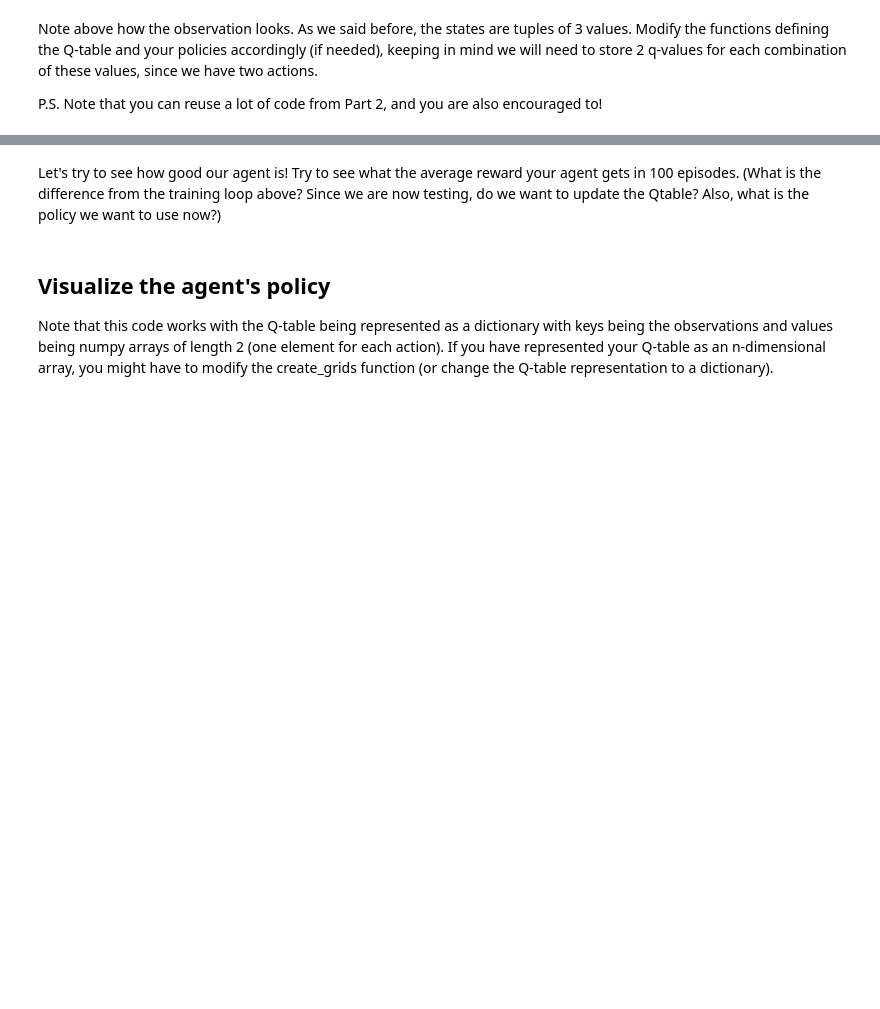
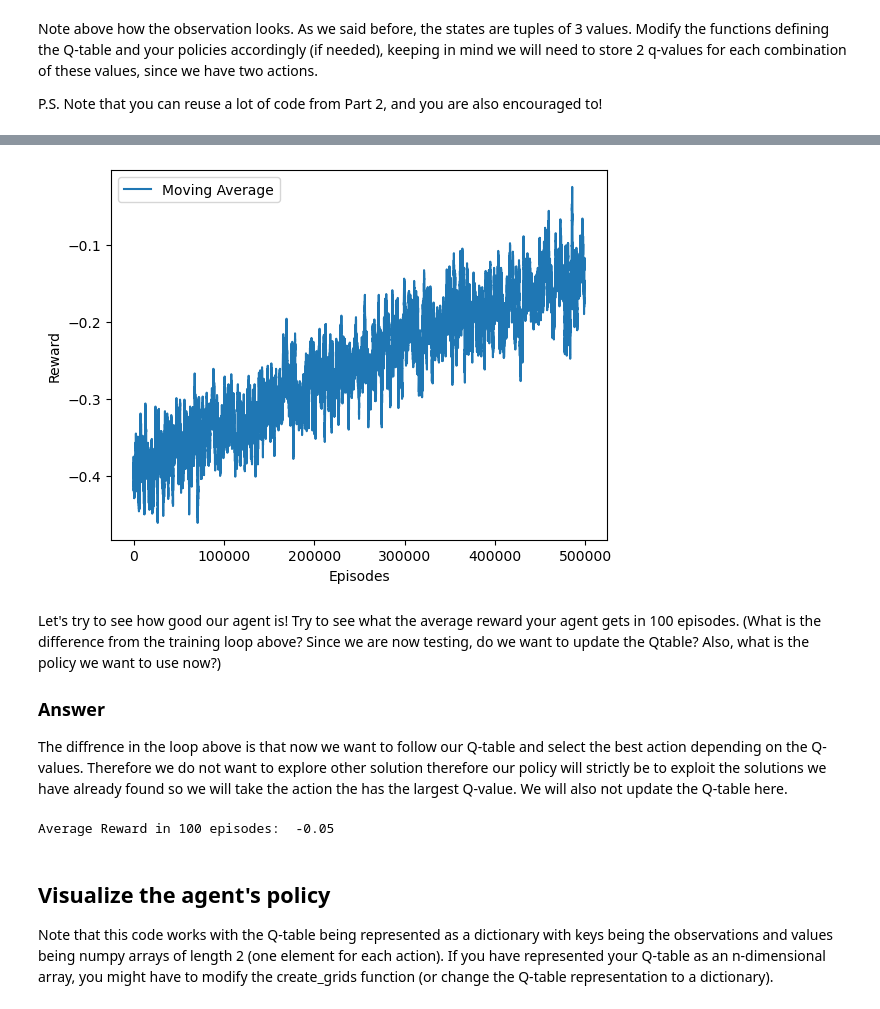
Before and after one commit to marhanse/NeuroSymAI, a Jupyter notebook: assignment_1_RL.ipynb, the cells around one changed output, grey strips where cells are left out. Cells and saved outputs as stored; diff of their text form; code cells hidden in the pictures; blank space fills up the shorter version.

```diff
--- a/assignment_1_RL.ipynb
+++ b/assignment_1_RL.ipynb
@@ -308,8 +439,9 @@ print(f"Number of states: {state_size}, Number of actions: {action_size}")
 # %%
+from tqdm import trange
 # again, hyperparameters that you can change
-learning_rate = 0.01
-n_training_episodes = 100000 # you can try also 1000000, it might take a while
-epsilon = 0.1
+learning_rate = 0.08
+n_training_episodes = 500000 # you can try also 1000000, it might take a while
+gamma = 0.99
 # %%
 state, _ = env.reset()
 print(f"Initial state: {state}")
@@ -335,15 +477,17 @@ def random_policy():
     return env.action_space.sample()
 # %%
 rewards = []
-for episode in range(n_training_episodes):
+Qtable = q_table()
+for episode in trange(n_training_episodes):
     state, _ = env.reset()
     done = False
     cur_reward = 0
     while not done:
-        action = ...
+        epsilon = epsilon_decay(episode, n_training_episodes)
+        action = epsilon_greedy_policy(Qtable, state, epsilon)
         new_state, reward, terminated, truncated, _ = env.step(action)
-        cur_reward += ...
-        Qtable[...] = ...
+        cur_reward += reward
+        Qtable[state][action] = Qtable[state][action] + learning_rate * (reward + gamma * max(Qtable[new_state].values()) - Qtable[state][action])
         state = new_state
         done = terminated or truncated
         if done:
@@ -359,3 +504,23 @@ What result do you get? Does it seem reasonable given our expectations knowing t
+# %%
+# Plot the rewards
+
+def moving_average(x, window_size=None):
+    if window_size is None:
+        window_size = len(x)//10
+    return np.convolve(x, np.ones(window_size), 'valid') / window_size
+
+plt.plot(moving_average(rewards, 1000), label='Moving Average')
+plt.xlabel('Episodes')
+plt.ylabel('Reward')
+#plt.plot(rewards, label='Reward')
+plt.legend()
+plt.show()
+# %% [output]
+[figure, added]
 # %% [markdown]
 Let's try to see how good our agent is! Try to see what the average reward your agent gets in 100 episodes.
 (What is the difference from the training loop above? Since we are now testing, do we want to update the Qtable? Also, what is the policy we want to use now?)
+
+### Answer
+
+The diffrence in the loop above is that now we want to follow our Q-table and select the best action depending on the Q-values. Therefore we do not want to explore other solution therefore our policy will strictly be to exploit the solutions we have already found so we will take the action the has the largest Q-value. We will also not update the Q-table here.
@@ -365,3 +527,24 @@ Let's try to see how good our agent is! Try to see what the average reward your
+# %%
+# Test the agent, get the average reward
+
+testing_episodes = 100
+rewards_test = []
+for episode in trange(testing_episodes):
+    state, _ = env.reset()
+    done = False
+    cur_reward = 0
+    while not done:
+        action = greedy_policy(Qtable, state)
+        new_state, reward, terminated, truncated, _ = env.step(action)
+        cur_reward += reward
+        state = new_state
+        done = terminated or truncated
+        if done:
+            rewards_test.append(cur_reward)
+            break
+print('Average Reward in 100 episodes: ', sum(rewards_test)/testing_episodes)
+# %% [output]
+Average Reward in 100 episodes:  -0.05
 # %% [markdown]
 ## Visualize the agent's policy
 
```
Also changed, not shown: parts of 32 cells of this notebook, 1 other file.
